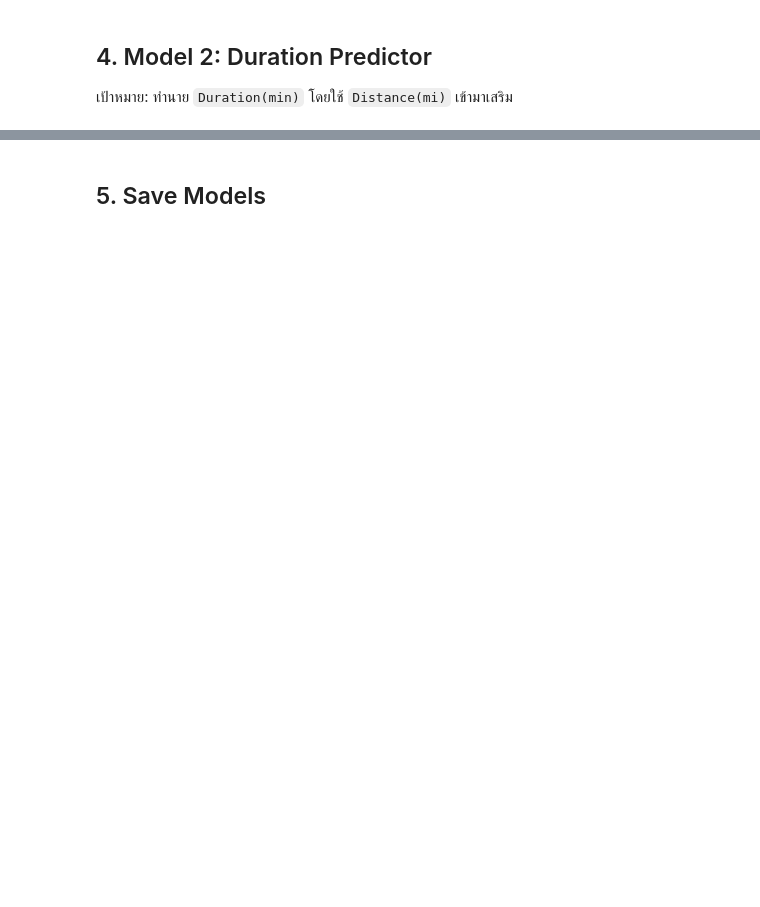
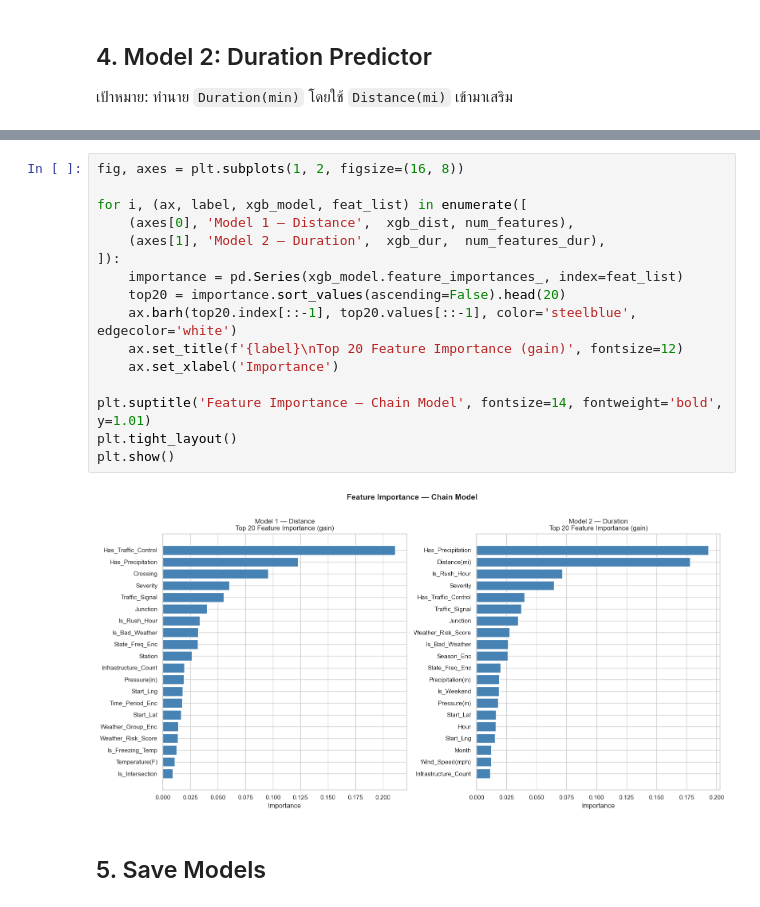
Before and after one commit to ThnaChamp/us-traffic-incident-analysis, a Jupyter notebook: notebooks/04_model_training.ipynb, the cells around one changed output, grey strips where cells are left out. Saved outputs shown, nothing was run; the diff lists cells and outputs as text; blank space fills up the shorter version.

```diff
--- a/notebooks/04_model_training.ipynb
+++ b/notebooks/04_model_training.ipynb
@@ -110,3 +264,21 @@ print(f"Model 2 MAE: {dur_mae:.4f}")
+# %%
+fig, axes = plt.subplots(1, 2, figsize=(16, 8))
+
+for i, (ax, label, xgb_model, feat_list) in enumerate([
+    (axes[0], 'Model 1 — Distance',  xgb_dist, num_features),
+    (axes[1], 'Model 2 — Duration',  xgb_dur,  num_features_dur),
+]):
+    importance = pd.Series(xgb_model.feature_importances_, index=feat_list)
+    top20 = importance.sort_values(ascending=False).head(20)
+    ax.barh(top20.index[::-1], top20.values[::-1], color='steelblue', edgecolor='white')
+    ax.set_title(f'{label}\nTop 20 Feature Importance (gain)', fontsize=12)
+    ax.set_xlabel('Importance')
+
+plt.suptitle('Feature Importance — Chain Model', fontsize=14, fontweight='bold', y=1.01)
+plt.tight_layout()
+plt.show()
+# %% [output]
+[figure, added]
 # %% [markdown]
 ## 5. Save Models
 # %%
```
Also changed, not shown: parts of 7 cells of this notebook, 8 other files.
